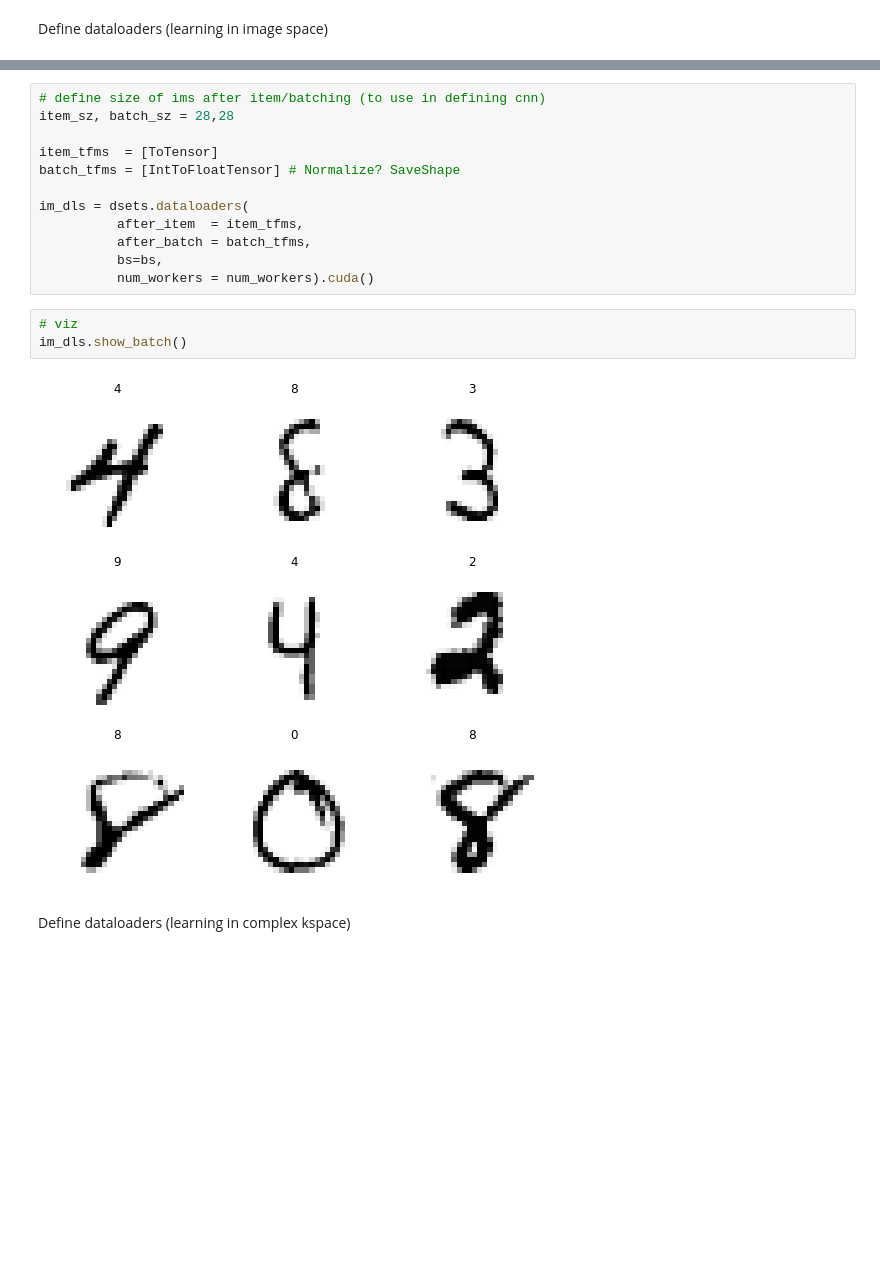
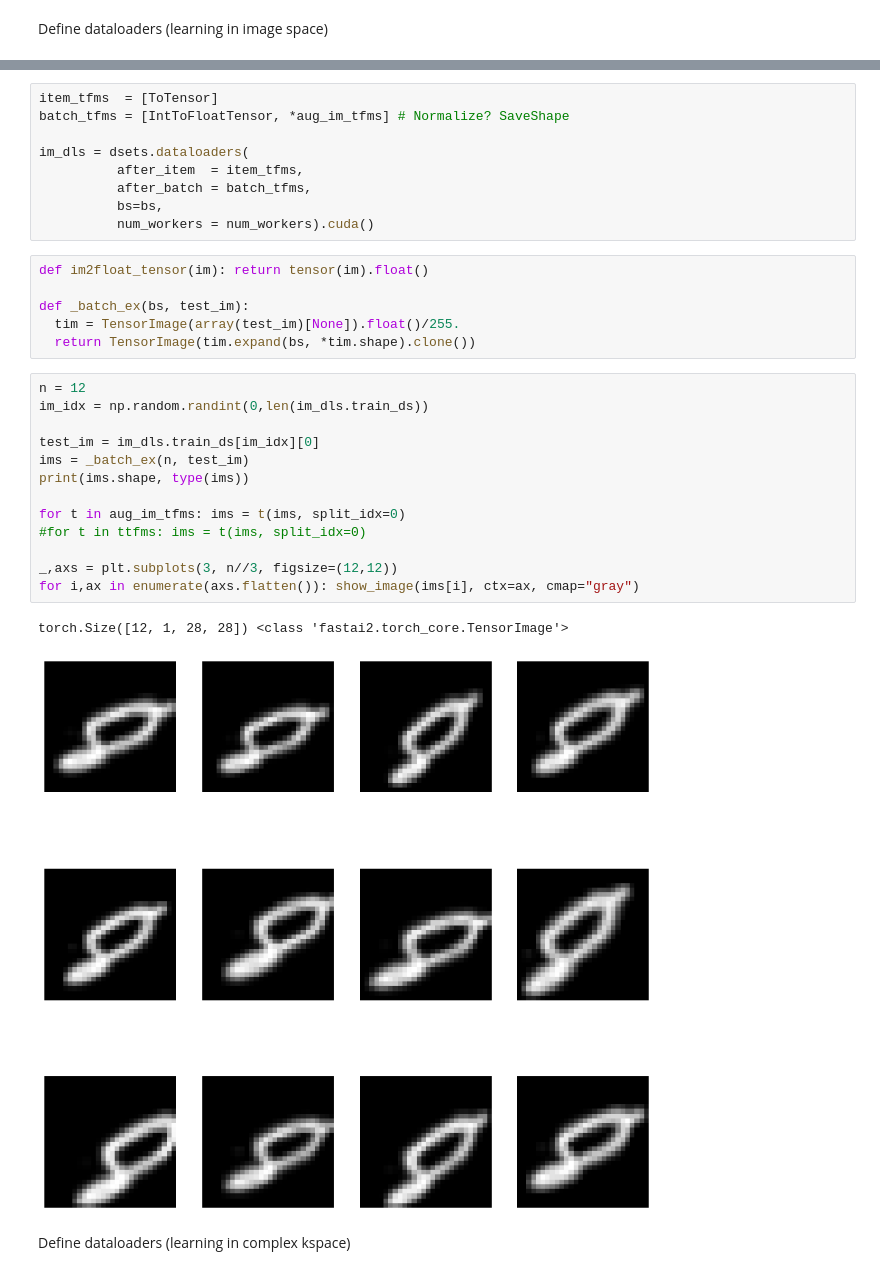
Before and after one commit to RGologorsky/fastmri, a Jupyter notebook: 05_kspace_classifier_real_mnist.ipynb, the cells around one changed output, grey strips where cells are left out. Saved outputs shown, nothing was run; the diff lists cells and outputs as text; blank space fills up the shorter version.

```diff
--- a/05_kspace_classifier_real_mnist.ipynb
+++ b/05_kspace_classifier_real_mnist.ipynb
@@ -154,20 +219,34 @@ Define dataloaders (learning in image space)
 # %%
-# define size of ims after item/batching (to use in defining cnn)
-item_sz, batch_sz = 28,28
-
 item_tfms  = [ToTensor]
-batch_tfms = [IntToFloatTensor] # Normalize? SaveShape
+batch_tfms = [IntToFloatTensor, *aug_im_tfms] # Normalize? SaveShape
 
 im_dls = dsets.dataloaders(
           after_item  = item_tfms,
           after_batch = batch_tfms,
           bs=bs,
           num_workers = num_workers).cuda()
-# %%
-# viz
-im_dls.show_batch()
-# %% [output]
-[figure, removed]
+# %%
+def im2float_tensor(im): return tensor(im).float()
+
+def _batch_ex(bs, test_im):
+  tim = TensorImage(array(test_im)[None]).float()/255.
+  return TensorImage(tim.expand(bs, *tim.shape).clone())
+# %%
+n = 12
+im_idx = np.random.randint(0,len(im_dls.train_ds))
+
+test_im = im_dls.train_ds[im_idx][0]
+ims = _batch_ex(n, test_im)
+print(ims.shape, type(ims))
+
+for t in aug_im_tfms: ims = t(ims, split_idx=0)
+#for t in ttfms: ims = t(ims, split_idx=0)
+
+_,axs = plt.subplots(3, n//3, figsize=(12,12))
+for i,ax in enumerate(axs.flatten()): show_image(ims[i], ctx=ax, cmap="gray")
+# %% [output]
+torch.Size([12, 1, 28, 28]) <class 'fastai2.torch_core.TensorImage'>
+[figure, added]
 # %% [markdown]
 Define dataloaders (learning in complex kspace)
 # %%
```
Also changed, not shown: parts of 20 cells of this notebook, 2 other files.
